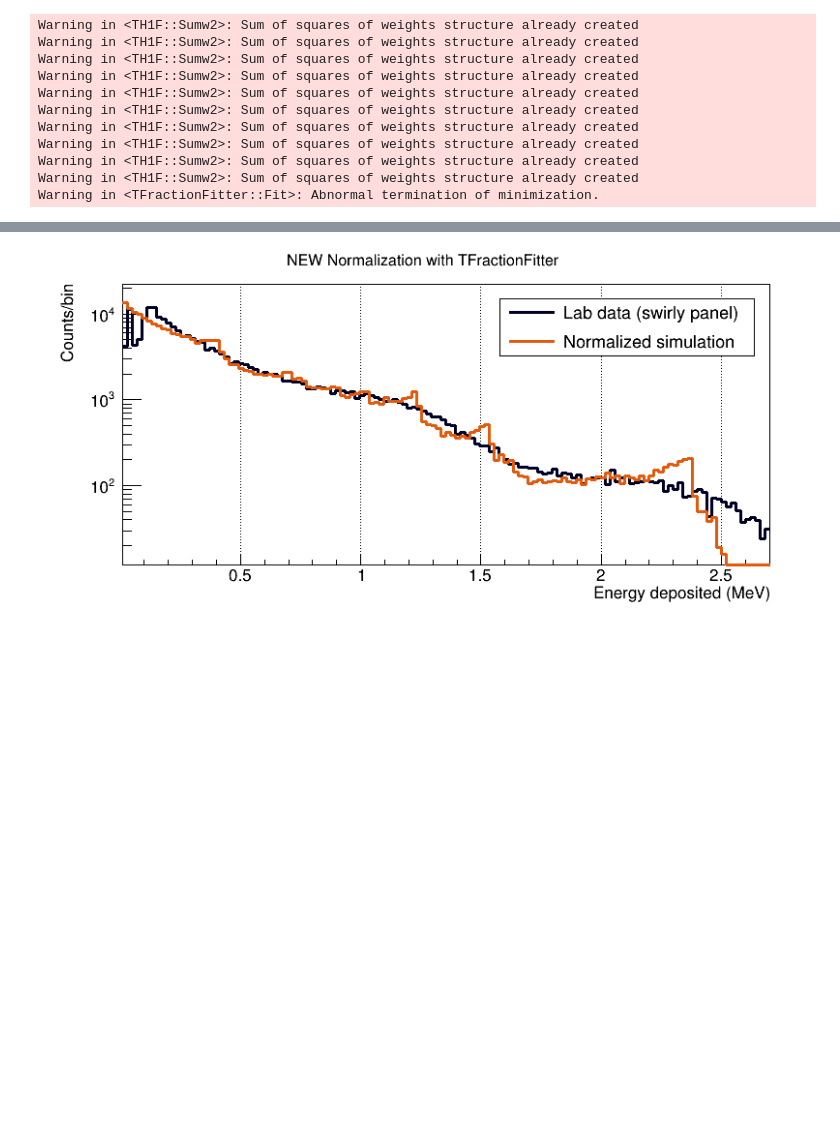
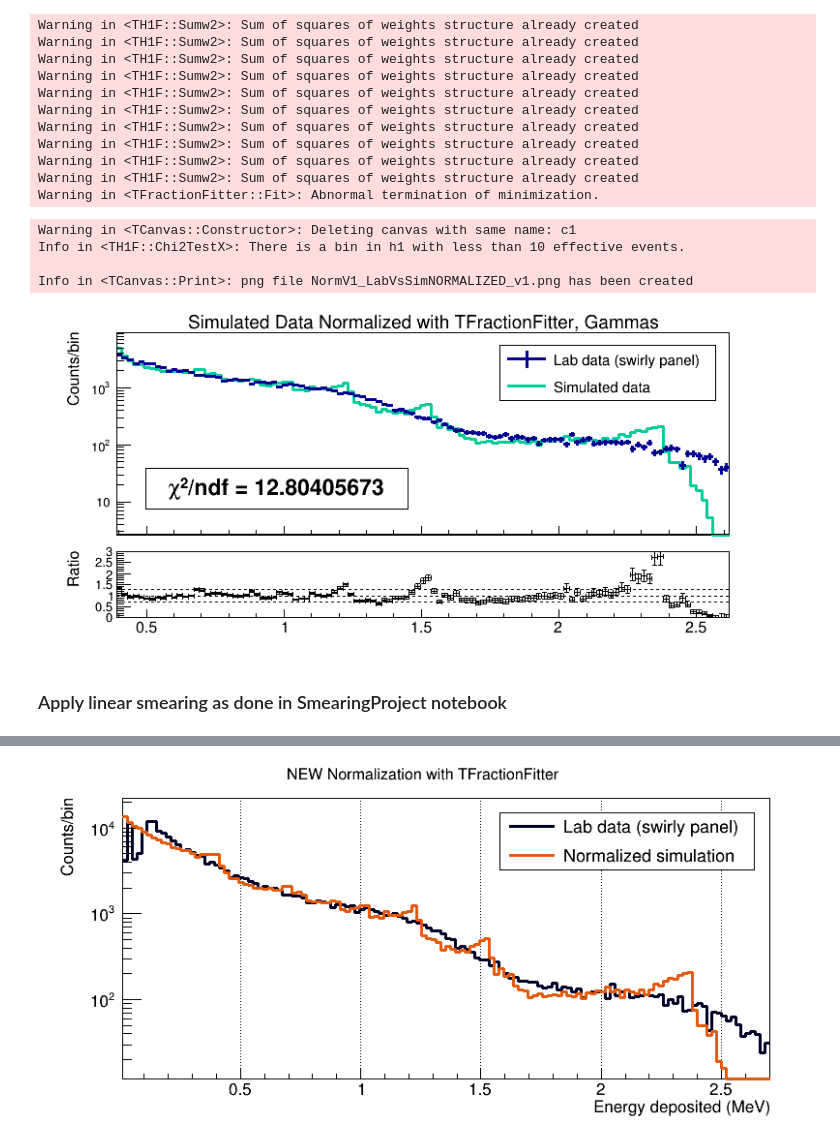
Before and after one commit to sgrobnik/SmearingProjectCUORE, a Jupyter notebook: Gamma_Normalization_Din_vz1.ipynb, the cells around one changed output, grey strips where cells are left out. Saved outputs shown, nothing was run; the diff lists cells and outputs as text; code cells hidden in the pictures; blank space fills up the shorter version.

Commit message:
Adding comments to notebooks, a bit of cleanup

```diff
--- a/Gamma_Normalization_Din_vz1.ipynb
+++ b/Gamma_Normalization_Din_vz1.ipynb
@@ -386,3 +398,83 @@ Warning in <TH1F::Sumw2>: Sum of squares of weights structure already created
 Warning in <TH1F::Sumw2>: Sum of squares of weights structure already created
 Warning in <TH1F::Sumw2>: Sum of squares of weights structure already created
 Warning in <TFractionFitter::Fit>: Abnormal termination of minimization.
+# %%
+c1 = TCanvas('c1','',800,380)
+
+# c1.cd()
+# c1.SetLogy()
+
+# gStyle.SetPalette(kRust)
+gPad.SetLogy()
+gStyle.SetStatFontSize(.08)
+gStyle.SetTitleFontSize(0.085)
+gStyle.SetStatW(0.4)
+# gStyle.SetPalette(kBird)
+
+h_dat.SetXTitle("Energy deposited (MeV)")
+h_dat.SetYTitle("Counts/bin")
+h_dat.SetMarkerColor(kBlack)
+# h_dat.SetLineColor(kBlack)
+h_dat.SetLineWidth(3)
+h_dat.Draw("plc pmc hist")
+tot.SetTitle("Simulated Data Normalized with TFractionFitter, Gammas")
+
+h_dat.GetXaxis().SetLabelSize(.05)
+h_dat.GetXaxis().SetTitleSize(.05)
+h_dat.GetYaxis().SetLabelSize(.05)
+h_dat.GetYaxis().SetTitleSize(.05)
+h_dat.GetYaxis().SetTitleOffset(.9)
+h_dat.SetAxisRange(0.4, 2.6, "X")
+
+# tot.SetMarkerColor(kGray+1)
+# tot.SetLineColor(kGray+1)
+tot.SetLineWidth(3)
+tot.SetLineColor(kTeal - 1)
+tot.Draw("hist same")
+tot.SetAxisRange(0.4, 2.6, "X")
+
+c1.Clear()
+
+rp1 = TRatioPlot(tot,h_dat)
+rp1.Draw()
+
+rp1.GetLowerRefYaxis().SetTitle("Ratio")
+rp1.GetUpperRefYaxis().SetTitle("Counts/bin")
+rp1.GetUpperRefYaxis().SetTitleOffset(0.7)
+rp1.GetLowerRefYaxis().SetTitleOffset(0.7)
+rp1.GetLowerRefYaxis().SetRangeUser(0,3)
+
+rp1.GetLowerRefYaxis().SetLabelSize(.04)
+rp1.GetLowerRefYaxis().SetTitleSize(.05)
+rp1.GetUpperRefYaxis().SetLabelSize(.04)
+rp1.GetUpperRefYaxis().SetTitleSize(.05)
+rp1.GetLowerRefXaxis().SetLabelSize(.05)
+rp1.GetLowerRefXaxis().SetTitleSize(.045)
+
+# rp1.GetUpperPad().SetGrid()
+
+chi2_1 = " #chi^{2}/ndf = " + str(round(tot.Chi2Test(h_dat, "CHI2/NDF"), 8)) + " "
+
+legend1 = TLegend(0.6,0.73,0.88,0.89)
+legend1.AddEntry(h_dat,"Lab data (swirly panel)","le")
+legend1.AddEntry(tot,"Simulated data","l")
+legend1.Draw()
+
+title = TPaveText(0.14, 0.41, 0.48, 0.53, "NDC")
+title.AddText(chi2_1)
+title.SetMargin(0.05)
+title.SetBorderSize(1)
+title.SetFillColor(0)
+title.Draw()
+
+c1.Draw()
+
+# c1.SaveAs("NormV1_LabVsSimNORMALIZED_v1.png")
+# %% [output]
+Warning in <TCanvas::Constructor>: Deleting canvas with same name: c1
+Info in <TH1F::Chi2TestX>: There is a bin in h1 with less than 10 effective events.
+
+Info in <TCanvas::Print>: png file NormV1_LabVsSimNORMALIZED_v1.png has been created
+[figure, added]
+# %% [markdown]
+### Apply linear smearing as done in SmearingProject notebook
```
Also changed, not shown: parts of 17 cells of this notebook, 9 other files.
